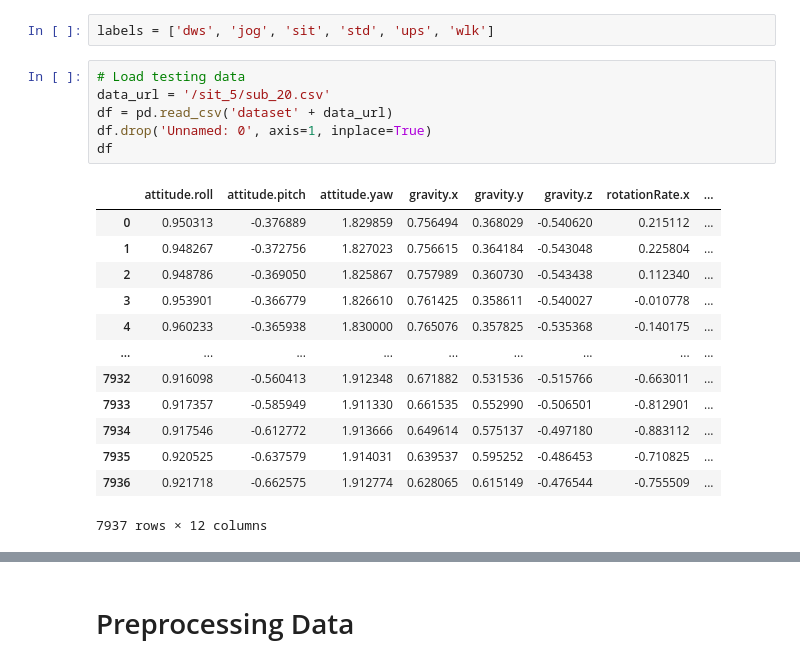
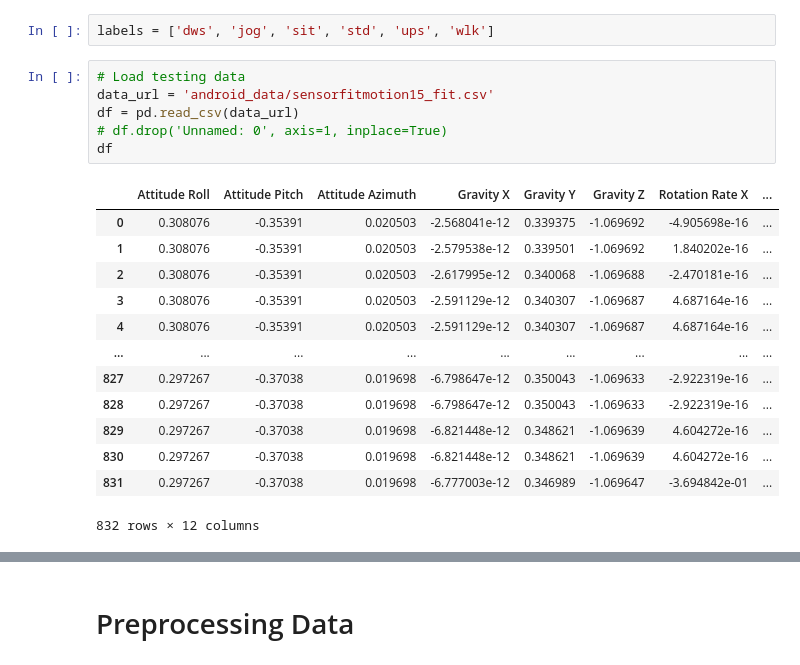
Before and after one commit to rayhannarindran/fitmotion_model, a Jupyter notebook: h5-modelTester.ipynb, the cells around one changed output, grey strips where cells are left out. Cells and saved outputs as stored; diff of their text form.

```diff
--- a/h5-modelTester.ipynb
+++ b/h5-modelTester.ipynb
@@ -15,21 +15,21 @@ model = keras.models.load_model('fitmotion_model.keras')
 labels = ['dws', 'jog', 'sit', 'std', 'ups', 'wlk']
 # %%
 # Load testing data
-data_url = '/sit_5/sub_20.csv'
-df = pd.read_csv('dataset' + data_url)
-df.drop('Unnamed: 0', axis=1, inplace=True)
+data_url = 'android_data/sensorfitmotion15_fit.csv'
+df = pd.read_csv(data_url)
+# df.drop('Unnamed: 0', axis=1, inplace=True)
 df
 # %% [output]
-|  | attitude.roll | attitude.pitch | attitude.yaw | gravity.x | gravity.y | gravity.z | rotationRate.x | ... |
-| 0 | 0.950313 | -0.376889 | 1.829859 | 0.756494 | 0.368029 | -0.540620 | 0.215112 | ... |
-| 1 | 0.948267 | -0.372756 | 1.827023 | 0.756615 | 0.364184 | -0.543048 | 0.225804 | ... |
-| 2 | 0.948786 | -0.369050 | 1.825867 | 0.757989 | 0.360730 | -0.543438 | 0.112340 | ... |
-| 3 | 0.953901 | -0.366779 | 1.826610 | 0.761425 | 0.358611 | -0.540027 | -0.010778 | ... |
-| 4 | 0.960233 | -0.365938 | 1.830000 | 0.765076 | 0.357825 | -0.535368 | -0.140175 | ... |
+|  | Attitude Roll | Attitude Pitch | Attitude Azimuth | Gravity X | Gravity Y | Gravity Z | Rotation Rate X | ... |
+| 0 | 0.308076 | -0.35391 | 0.020503 | -2.568041e-12 | 0.339375 | -1.069692 | -4.905698e-16 | ... |
+| 1 | 0.308076 | -0.35391 | 0.020503 | -2.579538e-12 | 0.339501 | -1.069692 | 1.840202e-16 | ... |
+| 2 | 0.308076 | -0.35391 | 0.020503 | -2.617995e-12 | 0.340068 | -1.069688 | -2.470181e-16 | ... |
+| 3 | 0.308076 | -0.35391 | 0.020503 | -2.591129e-12 | 0.340307 | -1.069687 | 4.687164e-16 | ... |
+| 4 | 0.308076 | -0.35391 | 0.020503 | -2.591129e-12 | 0.340307 | -1.069687 | 4.687164e-16 | ... |
 | ... | ... | ... | ... | ... | ... | ... | ... | ... |
-| 7932 | 0.916098 | -0.560413 | 1.912348 | 0.671882 | 0.531536 | -0.515766 | -0.663011 | ... |
-| 7933 | 0.917357 | -0.585949 | 1.911330 | 0.661535 | 0.552990 | -0.506501 | -0.812901 | ... |
-| 7934 | 0.917546 | -0.612772 | 1.913666 | 0.649614 | 0.575137 | -0.497180 | -0.883112 | ... |
-| 7935 | 0.920525 | -0.637579 | 1.914031 | 0.639537 | 0.595252 | -0.486453 | -0.710825 | ... |
-| 7936 | 0.921718 | -0.662575 | 1.912774 | 0.628065 | 0.615149 | -0.476544 | -0.755509 | ... |
+| 827 | 0.297267 | -0.37038 | 0.019698 | -6.798647e-12 | 0.350043 | -1.069633 | -2.922319e-16 | ... |
+| 828 | 0.297267 | -0.37038 | 0.019698 | -6.798647e-12 | 0.350043 | -1.069633 | -2.922319e-16 | ... |
+| 829 | 0.297267 | -0.37038 | 0.019698 | -6.821448e-12 | 0.348621 | -1.069639 | 4.604272e-16 | ... |
+| 830 | 0.297267 | -0.37038 | 0.019698 | -6.821448e-12 | 0.348621 | -1.069639 | 4.604272e-16 | ... |
+| 831 | 0.297267 | -0.37038 | 0.019698 | -6.777003e-12 | 0.346989 | -1.069647 | -3.694842e-01 | ... |
-7937 rows × 12 columns
+832 rows × 12 columns
```
Also changed, not shown: parts of 4 cells of this notebook, 3 other files.
